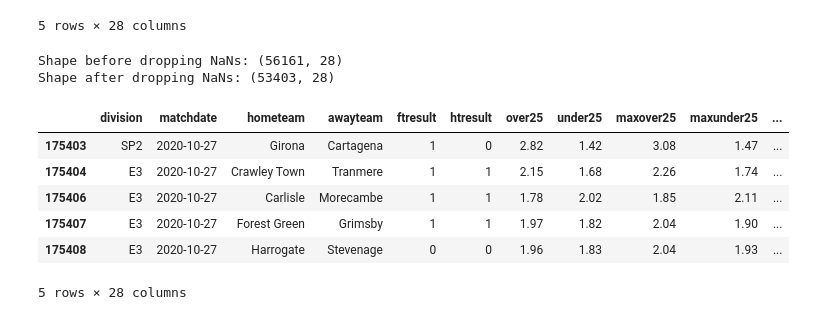
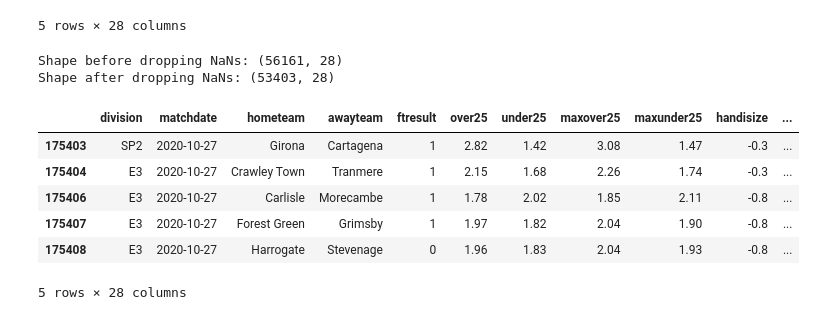
Before and after one commit to iAboud98/champions-league-winner-prediction-2025-2026, a Jupyter notebook: main.ipynb, the cells around one changed output. Drawn from its saved outputs; the diff is of its cells as text; code cells hidden in the pictures.

Commit message:
roll htresult feature for last 5 matches too

```diff
--- a/main.ipynb
+++ b/main.ipynb
@@ -575,7 +575,7 @@ df.head()
 # %%
 features_to_roll = [
     'ftgoalsdiff', 'htgoalsdiff', 'shotsdiff', 'targetdiff',
-    'foulsdiff', 'cornersdiff', 'yellowdiff', 'reddiff'
+    'foulsdiff', 'cornersdiff', 'yellowdiff', 'reddiff', 'htresult'
 ]
 
 home_stats = df[['matchdate', 'hometeam'] + features_to_roll].copy()
@@ -592,43 +592,40 @@ for col in features_to_roll:
 team_stats = pd.concat([home_stats, away_stats])
 team_stats = team_stats.sort_values(['team', 'matchdate'])
 
+
 rolling_cols = [f'{col}_last5' for col in features_to_roll]
 team_stats[rolling_cols] = team_stats.groupby('team')[features_to_roll].transform(
     lambda x: x.shift(1).rolling(window=5).mean()
 )
-
-home_rolling = team_stats.loc[home_stats.index, rolling_cols + ['match_index']].set_index('match_index')
-
-stats_home_mapped = team_stats[team_stats['match_index'].isin(home_stats['match_index']) & (team_stats['team'].isin(df['hometeam']))]
 
 home_stats_keys = df[['hometeam']].copy()
 home_stats_keys['match_index'] = df.index
 home_stats_keys = home_stats_keys.rename(columns={'hometeam': 'team'})
 
 away_stats_keys = df[['awayteam']].copy()
 away_stats_keys['match_index'] = df.index
 away_stats_keys = away_stats_keys.rename(columns={'awayteam': 'team'})
 
 home_rolling = pd.merge(home_stats_keys, team_stats[['team', 'match_index'] + rolling_cols], on=['team', 'match_index'], how='left').set_index('match_index')
 away_rolling = pd.merge(away_stats_keys, team_stats[['team', 'match_index'] + rolling_cols], on=['team', 'match_index'], how='left').set_index('match_index')
 
 for col in features_to_roll:
     df[f'{col}last5'] = home_rolling[f'{col}_last5'] - away_rolling[f'{col}_last5']
 
 df = df.drop(columns=features_to_roll)
 
 print(f"Shape before dropping NaNs: {df.shape}")
 df = df.dropna()
 print(f"Shape after dropping NaNs: {df.shape}")
 
 df.head()
 # %% [output]
 Shape before dropping NaNs: (56161, 28)
 Shape after dropping NaNs: (53403, 28)
-|  | division | matchdate | hometeam | awayteam | ftresult | htresult | over25 | under25 | maxover25 | maxunder25 | ... |
-| 175403 | SP2 | 2020-10-27 | Girona | Cartagena | 1 | 0 | 2.82 | 1.42 | 3.08 | 1.47 | ... |
-| 175404 | E3 | 2020-10-27 | Crawley Town | Tranmere | 1 | 1 | 2.15 | 1.68 | 2.26 | 1.74 | ... |
-| 175406 | E3 | 2020-10-27 | Carlisle | Morecambe | 1 | 1 | 1.78 | 2.02 | 1.85 | 2.11 | ... |
-| 175407 | E3 | 2020-10-27 | Forest Green | Grimsby | 1 | 1 | 1.97 | 1.82 | 2.04 | 1.90 | ... |
-| 175408 | E3 | 2020-10-27 | Harrogate | Stevenage | 0 | 0 | 1.96 | 1.83 | 2.04 | 1.93 | ... |
+|  | division | matchdate | hometeam | awayteam | ftresult | over25 | under25 | maxover25 | maxunder25 | handisize | ... |
+| 175403 | SP2 | 2020-10-27 | Girona | Cartagena | 1 | 2.82 | 1.42 | 3.08 | 1.47 | -0.3 | ... |
+| 175404 | E3 | 2020-10-27 | Crawley Town | Tranmere | 1 | 2.15 | 1.68 | 2.26 | 1.74 | -0.3 | ... |
+| 175406 | E3 | 2020-10-27 | Carlisle | Morecambe | 1 | 1.78 | 2.02 | 1.85 | 2.11 | -0.8 | ... |
+| 175407 | E3 | 2020-10-27 | Forest Green | Grimsby | 1 | 1.97 | 1.82 | 2.04 | 1.90 | -0.8 | ... |
+| 175408 | E3 | 2020-10-27 | Harrogate | Stevenage | 0 | 1.96 | 1.83 | 2.04 | 1.93 | -0.8 | ... |
 5 rows × 28 columns
```
Also changed, not shown: parts of 1 cell of this notebook.
